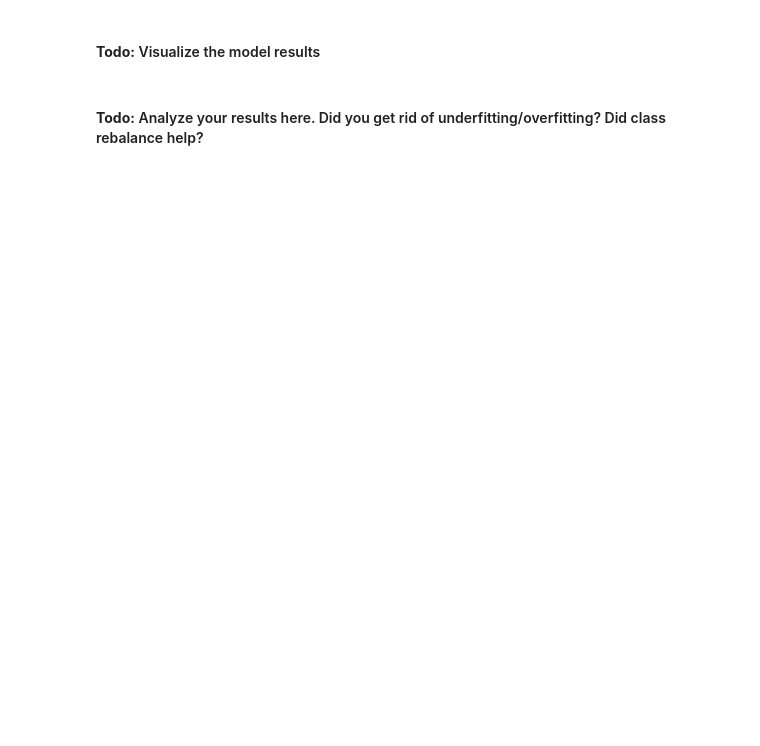
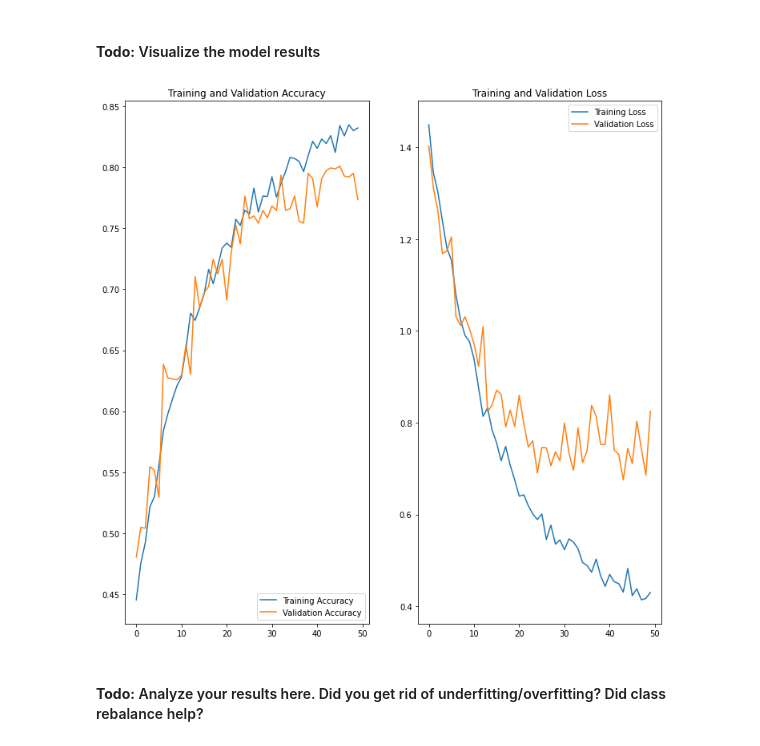
Before and after one commit to subhabrata-ghosh-1988/skin-cancer-detection, a Jupyter notebook: subhabrata_ghosh_nn.ipynb, the cells around one changed output. Cells and saved outputs as stored; diff of their text form; code cells hidden in the pictures; blank space fills up the shorter version.

```diff
--- a/subhabrata_ghosh_nn.ipynb
+++ b/subhabrata_ghosh_nn.ipynb
@@ -523,0 +593,6 @@ val_ds = tf.keras.preprocessing.image_dataset_from_directory(
+# %%
+val_ds = tf.keras.preprocessing.image_dataset_from_directory(
+               directory=data_dir_train, labels='inferred', label_mode='categorical', class_names=None,
+               color_mode='rgb', batch_size=batch_size, image_size=(img_height, img_width),
+               shuffle=True, seed=123, validation_split=.20, subset="validation",
+              interpolation='nearest', follow_links=False)
@@ -525,5 +603,10 @@ val_ds = tf.keras.preprocessing.image_dataset_from_directory(
 #### **Todo:** Create your model (make sure to include normalization)
 # %%
 ## your code goes here
+model = tf.keras.Sequential(
+    preprocessing_layers +
+    core_layers +
+    dense_layers
+)
 # %% [markdown]
 #### **Todo:** Compile your model (Choose optimizer and loss function appropriately)
@@ -531,0 +613,8 @@ val_ds = tf.keras.preprocessing.image_dataset_from_directory(
+# %%
+## your code goes here
+
+## Your code goes here
+loss = tf.keras.losses.CategoricalCrossentropy(from_logits=True)
+model.compile(optimizer='adam',
+              loss=loss,
+              metrics=['accuracy'])
@@ -532,6 +641,11 @@ val_ds = tf.keras.preprocessing.image_dataset_from_directory(
 # %% [markdown]
 #### **Todo:**  Train your model
 # %%
-epochs = 30
+epochs = 50
 ## Your code goes here, use 50 epochs.
-history = # your model fit code
+##epochs = 20
+history = model.fit(
+  train_ds,
+  validation_data=val_ds,
+  epochs=epochs
+)
@@ -540,24 +672,26 @@ history = # your model fit code
 # %%
 acc = history.history['accuracy']
 val_acc = history.history['val_accuracy']
 
 loss = history.history['loss']
 val_loss = history.history['val_loss']
 
 epochs_range = range(epochs)
 
-plt.figure(figsize=(8, 8))
+plt.figure(figsize=(12, 12))
 plt.subplot(1, 2, 1)
 plt.plot(epochs_range, acc, label='Training Accuracy')
 plt.plot(epochs_range, val_acc, label='Validation Accuracy')
 plt.legend(loc='lower right')
 plt.title('Training and Validation Accuracy')
 
 plt.subplot(1, 2, 2)
 plt.plot(epochs_range, loss, label='Training Loss')
 plt.plot(epochs_range, val_loss, label='Validation Loss')
 plt.legend(loc='upper right')
 plt.title('Training and Validation Loss')
 plt.show()
+# %% [output]
+[figure, added]
 # %% [markdown]
 #### **Todo:**  Analyze your results here. Did you get rid of underfitting/overfitting? Did class rebalance help?
```
Also changed, not shown: parts of 27 cells of this notebook.
